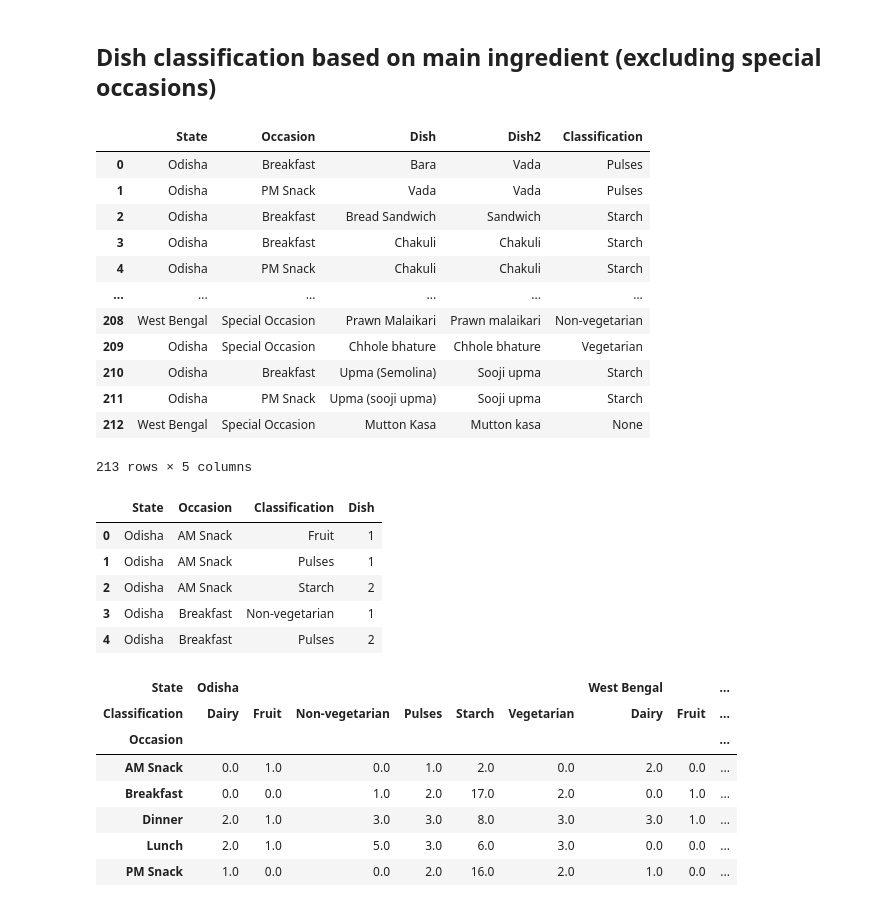
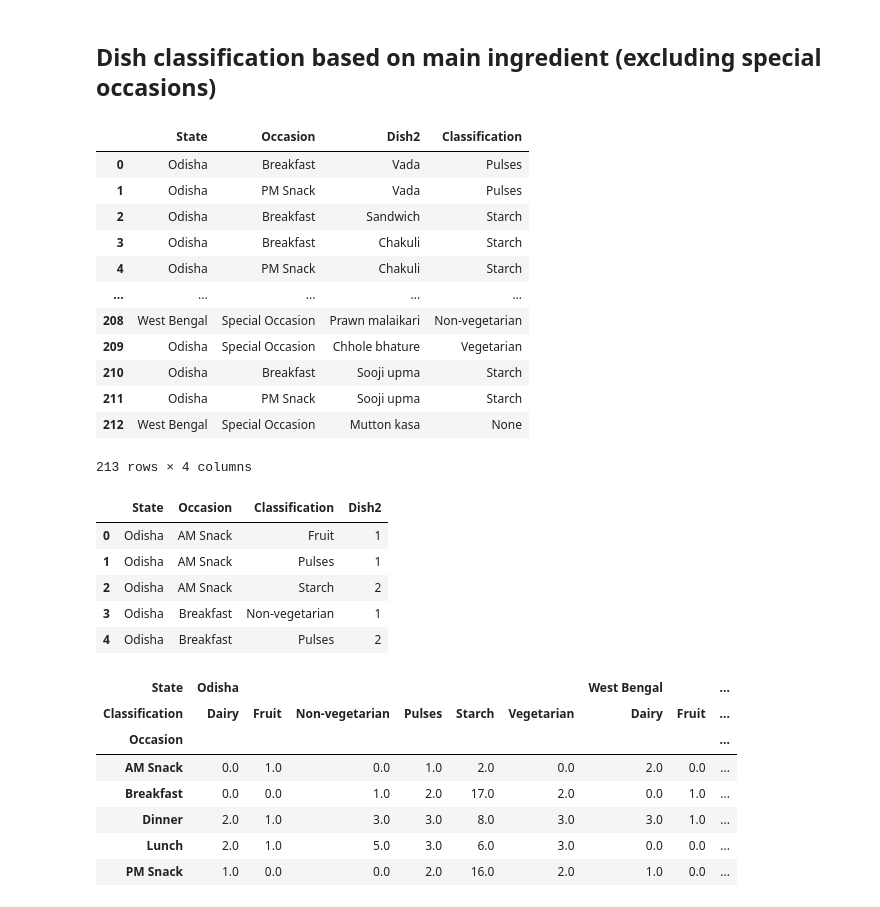
Before and after one commit to rochiecuevas/FoodChoice, a Jupyter notebook: Expert_Elicitation.ipynb, the cells around one changed output. Drawn from its saved outputs; the diff is of its cells as text; code cells hidden in the pictures.

```diff
--- a/Expert_Elicitation.ipynb
+++ b/Expert_Elicitation.ipynb
@@ -474,7 +492,7 @@ db_conn = engine.connect()
 
 # Create a dataframe based on a query for the GSR embedding of the
 # dishes and occasions by state
-df_class = pd.read_sql("SELECT EE.State, EE.Occasion, EE.Dish, EE.Dish2, D.Classification \
+df_class = pd.read_sql("SELECT EE.State, EE.Occasion, EE.Dish2, D.Classification \
 FROM expert_elicitation AS EE \
 LEFT JOIN dishes as D ON EE.Dish2 = D.Dish \
 LIMIT 500;", db_conn)
@@ -485,30 +503,30 @@ db_conn.close()
 # Preview the dataframe
 df_class
 # %% [output]
-|  | State | Occasion | Dish | Dish2 | Classification |
-| 0 | Odisha | Breakfast | Bara | Vada | Pulses |
-| 1 | Odisha | PM Snack | Vada | Vada | Pulses |
-| 2 | Odisha | Breakfast | Bread Sandwich | Sandwich | Starch |
-| 3 | Odisha | Breakfast | Chakuli | Chakuli | Starch |
-| 4 | Odisha | PM Snack | Chakuli | Chakuli | Starch |
-| ... | ... | ... | ... | ... | ... |
-| 208 | West Bengal | Special Occasion | Prawn Malaikari | Prawn malaikari | Non-vegetarian |
-| 209 | Odisha | Special Occasion | Chhole bhature | Chhole bhature | Vegetarian |
-| 210 | Odisha | Breakfast | Upma (Semolina) | Sooji upma | Starch |
-| 211 | Odisha | PM Snack | Upma (sooji upma) | Sooji upma | Starch |
-| 212 | West Bengal | Special Occasion | Mutton Kasa | Mutton kasa | None |
+|  | State | Occasion | Dish2 | Classification |
+| 0 | Odisha | Breakfast | Vada | Pulses |
+| 1 | Odisha | PM Snack | Vada | Pulses |
+| 2 | Odisha | Breakfast | Sandwich | Starch |
+| 3 | Odisha | Breakfast | Chakuli | Starch |
+| 4 | Odisha | PM Snack | Chakuli | Starch |
+| ... | ... | ... | ... | ... |
+| 208 | West Bengal | Special Occasion | Prawn malaikari | Non-vegetarian |
+| 209 | Odisha | Special Occasion | Chhole bhature | Vegetarian |
+| 210 | Odisha | Breakfast | Sooji upma | Starch |
+| 211 | Odisha | PM Snack | Sooji upma | Starch |
+| 212 | West Bengal | Special Occasion | Mutton kasa | None |
-213 rows × 5 columns
+213 rows × 4 columns
 # %%
 # Count the number of dishes per classification per state
-df_grouped_classes = df_class.groupby(["State", "Occasion", "Classification"]).count()[["Dish"]].reset_index()
+df_grouped_classes = df_class.groupby(["State", "Occasion", "Classification"]).count()[["Dish2"]].reset_index()
 
 # Exclude special occasions
 df_grouped_classes = df_grouped_classes.loc[df_grouped_classes["Occasion"] != "Special Occasion"]
 
 # Preview the dataframe
 df_grouped_classes.head()
 # %% [output]
-|  | State | Occasion | Classification | Dish |
+|  | State | Occasion | Classification | Dish2 |
 | 0 | Odisha | AM Snack | Fruit | 1 |
 | 1 | Odisha | AM Snack | Pulses | 1 |
 | 2 | Odisha | AM Snack | Starch | 2 |
```
Also changed, not shown: parts of 13 cells of this notebook, 4 other files.
